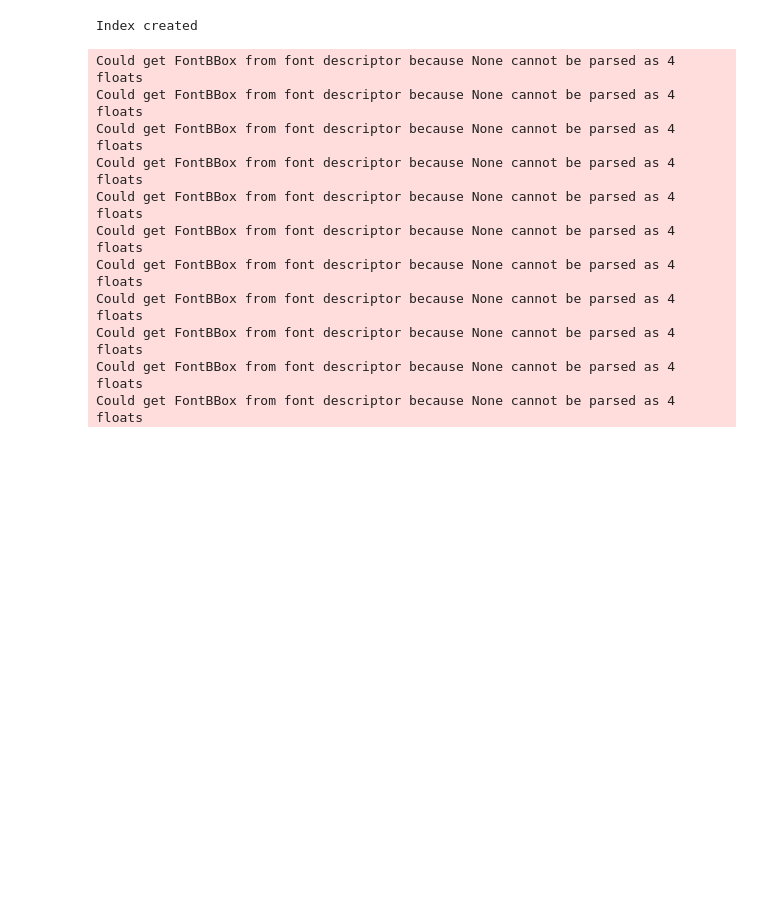
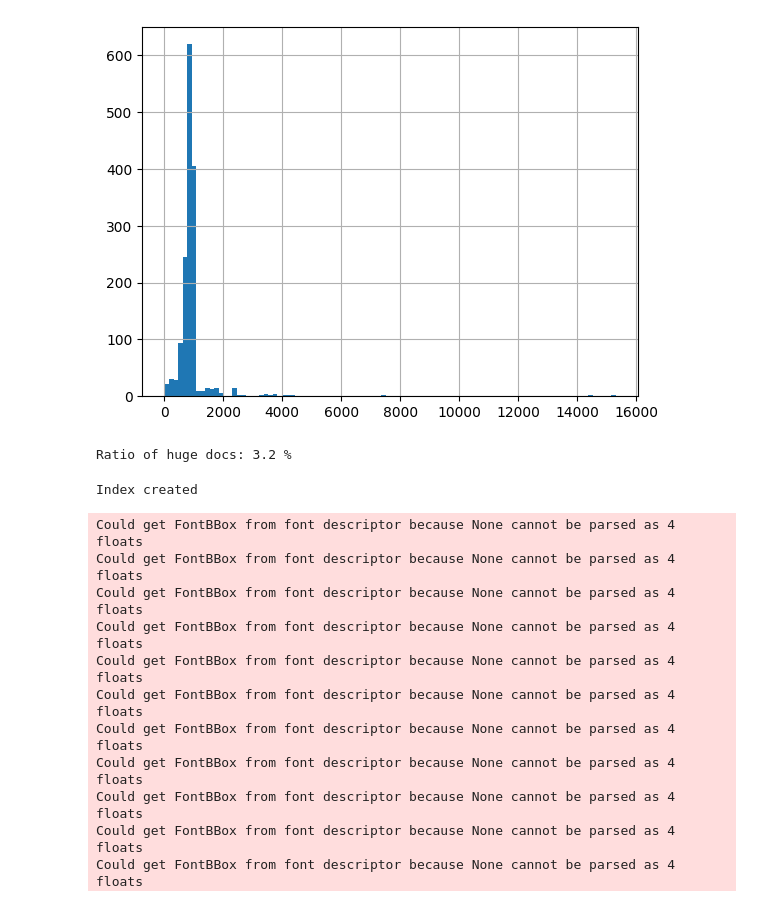
Before and after one commit to panzim/kb, a Jupyter notebook: Basic RAG.ipynb, the cells around one changed output. Saved outputs shown, nothing was run; the diff lists cells and outputs as text; code cells hidden in the pictures; blank space fills up the shorter version.

```diff
--- a/Basic RAG.ipynb
+++ b/Basic RAG.ipynb
@@ -47,3 +244,13 @@ model = fine_splitter._model
+# %%
+hist = [len(doc.page_content) for doc in docs]
+plt.hist(hist, bins=100);  None
+plt.grid()
+# %% [output]
+[figure, added]
+# %%
+print("Ratio of huge docs: %.1f %%" % (100 * len([_ for d in docs if len(d.page_content) > 2000]) / len(docs)))
+# %% [output]
+Ratio of huge docs: 3.2 %
 # %%
 try:
     1/0
```
Also changed, not shown: parts of 23 cells of this notebook, 8 other files.
